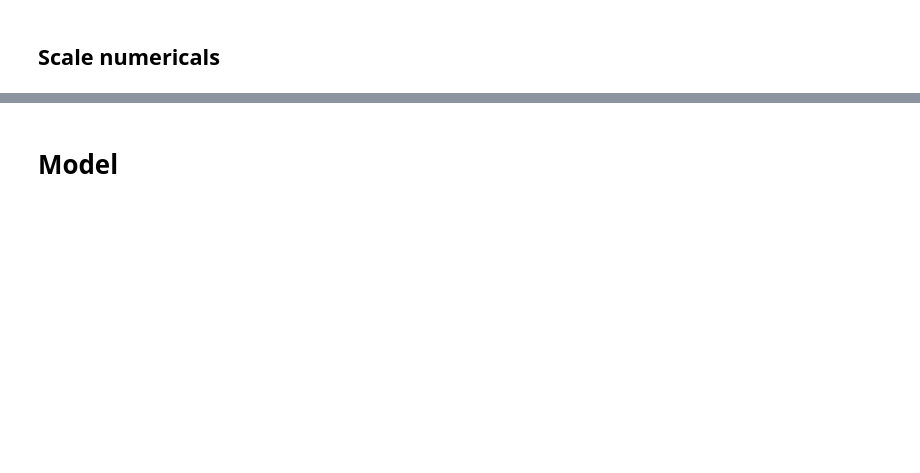
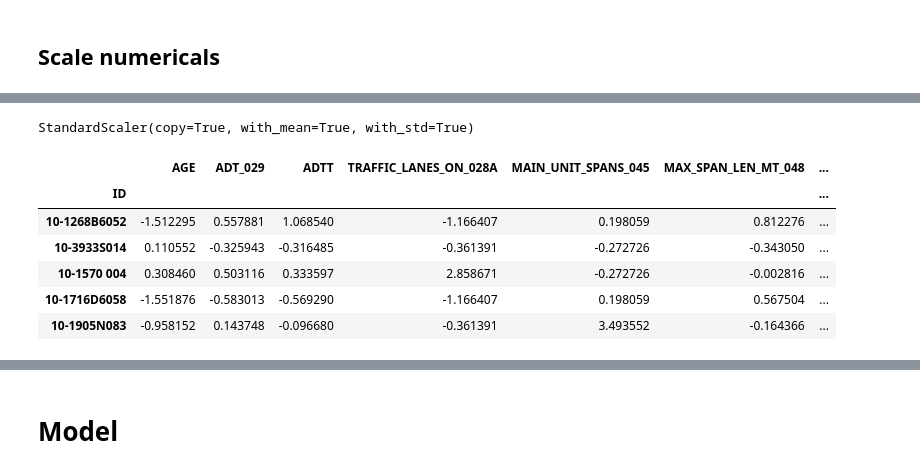
Before and after one commit to kevscon/bridge-ratings, a Jupyter notebook: modeling.ipynb, the cells around one changed output, grey strips where cells are left out. Cells and saved outputs as stored; diff of their text form; code cells hidden in the pictures; blank space fills up the shorter version.

```diff
--- a/modeling.ipynb
+++ b/modeling.ipynb
@@ -44,2 +46,4 @@ Y.head()
+# %%
+X = X_num.join(X_cat)
 # %%
 y = Y.iloc[:, 0]
@@ -55,3 +60,6 @@ sns.pairplot(pd.concat([X_num, y], axis=1));
+# %%
+# shuffle and split data into test/train
+X_train, X_test, y_train, y_test = model_selection.train_test_split(X, y, test_size=0.2, random_state=42)
 # %% [markdown]
 ## Scale numericals
 # %%
@@ -62,0 +96,19 @@ X_num_scaled = pd.DataFrame(X_num_scaled, index=X_num.index, columns=X_num.colum
+# %%
+# intialize scaler and fit on training features
+scaler = preprocessing.StandardScaler()
+scaler.fit(X_train[X_num.columns])
+# %% [output]
+StandardScaler(copy=True, with_mean=True, with_std=True)
+# %%
+# transform numerical features in training set
+X_train_num_trans = scaler.transform(X_train[X_num.columns])
+X_train_num_trans = pd.DataFrame(X_train_num_trans, columns=X_num.columns, index=X_train.index)
+X_train_num_trans.head()
+# %% [output]
+|  | AGE | ADT_029 | ADTT | TRAFFIC_LANES_ON_028A | MAIN_UNIT_SPANS_045 | MAX_SPAN_LEN_MT_048 | ... |
+| ID |  |  |  |  |  |  | ... |
+| 10-1268B6052 | -1.512295 | 0.557881 | 1.068540 | -1.166407 | 0.198059 | 0.812276 | ... |
+| 10-3933S014 | 0.110552 | -0.325943 | -0.316485 | -0.361391 | -0.272726 | -0.343050 | ... |
+| 10-1570 004 | 0.308460 | 0.503116 | 0.333597 | 2.858671 | -0.272726 | -0.002816 | ... |
+| 10-1716D6058 | -1.551876 | -0.583013 | -0.569290 | -1.166407 | 0.198059 | 0.567504 | ... |
+| 10-1905N083 | -0.958152 | 0.143748 | -0.096680 | -0.361391 | 3.493552 | -0.164366 | ... |
```
Also changed, not shown: parts of 33 cells of this notebook, 1 other file.
